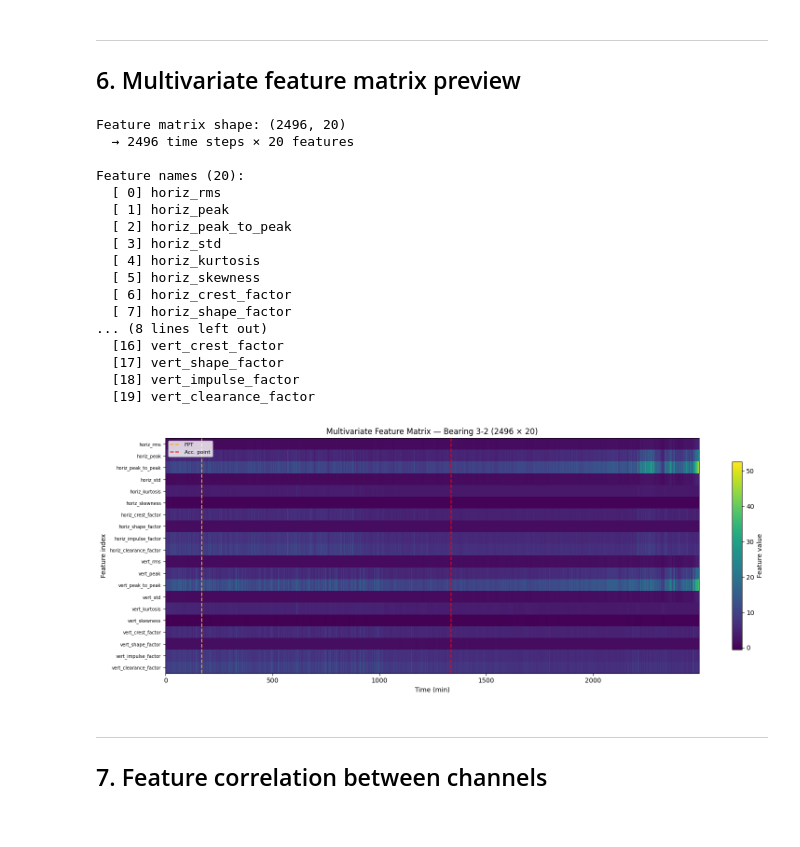
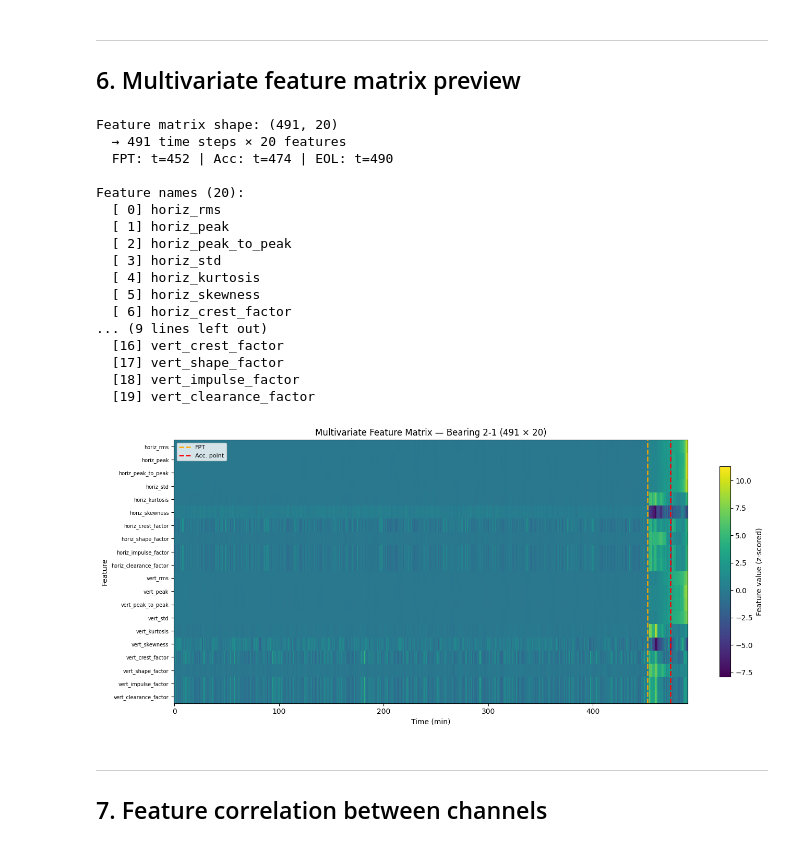
Before and after one commit to f-khadija-benzine/RESS_2025_GAN_Conformal_RUL, a Jupyter notebook: notebooks/02_health_indicator (2).ipynb, the cells around one changed output. Cells and saved outputs as stored; diff of their text form; code cells hidden in the pictures.

```diff
--- a/notebooks/02_health_indicator (2).ipynb
+++ b/notebooks/02_health_indicator (2).ipynb
@@ -380,54 +422,62 @@ MEAN across bearings:
 ---
 ## 6. Multivariate feature matrix preview
 # %%
-# Show feature matrix for one bearing
-r = results['Bearing3_2']
+# Show feature matrix for one bearing (short lifetime → sharp degradation bands)
+BEARING = 'Bearing2_1'   # short-lived bearing: clear healthy→early→near-failure transitions
+r = results[BEARING]
 feat_names = r['feature_names']
+bid_short = BEARING.replace('Bearing', '').replace('_', '-')
 
 print(f"Feature matrix shape: {r['features'].shape}")
 print(f"  → {r['features'].shape[0]} time steps × {r['features'].shape[1]} features")
+print(f"  FPT: t={r['fpt_idx']} | Acc: t={r['acc_idx']} | EOL: t={r['eol_idx']}")
 print(f"\nFeature names ({len(feat_names)}):")
 for i, name in enumerate(feat_names):
     print(f"  [{i:2d}] {name}")
 
+# Z-score each feature (row) so all features share a comparable scale.
+# Without this, large-magnitude features dominate and the rest look flat.
+F = r['features'].T.astype(float)
+F_norm = (F - F.mean(axis=1, keepdims=True)) / (F.std(axis=1, keepdims=True) + 1e-8)
+
 # Heatmap of features over time
-fig, ax = plt.subplots(figsize=(16, 6))
-im = ax.imshow(r['features'].T, aspect='auto', cmap='viridis',
-               interpolation='nearest')
+fig, ax = plt.subplots(figsize=(14, 6))
+im = ax.imshow(F_norm, aspect='auto', cmap='viridis', interpolation='nearest')
 ax.set_xlabel('Time (min)')
-ax.set_ylabel('Feature index')
+ax.set_ylabel('Feature')
 ax.set_yticks(range(len(feat_names)))
 ax.set_yticklabels(feat_names, fontsize=7)
-ax.set_title(f'Multivariate Feature Matrix — Bearing 3-2 ({r["features"].shape[0]} × {r["features"].shape[1]})')
+ax.set_title(f'Multivariate Feature Matrix — Bearing {bid_short} '
+             f'({r["features"].shape[0]} × {r["features"].shape[1]})')
 
 # Mark stage boundaries
-ax.axvline(r['fpt_idx'], color='orange', ls='--', lw=1.5, label='FPT')
-ax.axvline(r['acc_idx'], color='red', ls='--', lw=1.5, label='Acc. point')
+ax.axvline(r['fpt_idx'], color='orange', ls='--', lw=1.8, label='FPT')
+ax.axvline(r['acc_idx'], color='red', ls='--', lw=1.8, label='Acc. point')
 ax.legend(loc='upper left', fontsize=8)
 
-plt.colorbar(im, ax=ax, label='Feature value', shrink=0.8)
+plt.colorbar(im, ax=ax, label='Feature value (z-scored)', shrink=0.8)
 plt.tight_layout()
 plt.savefig(f'{SAVE_DIR}/02_feature_matrix_heatmap.png', dpi=150, bbox_inches='tight')
 plt.show()
 # %% [output]
-Feature matrix shape: (2496, 20)
-  → 2496 time steps × 20 features
+Feature matrix shape: (491, 20)
+  → 491 time steps × 20 features
+  FPT: t=452 | Acc: t=474 | EOL: t=490
 
 Feature names (20):
   [ 0] horiz_rms
   [ 1] horiz_peak
   [ 2] horiz_peak_to_peak
   [ 3] horiz_std
   [ 4] horiz_kurtosis
   [ 5] horiz_skewness
   [ 6] horiz_crest_factor
-  [ 7] horiz_shape_factor
-... (8 lines left out)
+... (9 lines left out)
   [16] vert_crest_factor
   [17] vert_shape_factor
   [18] vert_impulse_factor
   [19] vert_clearance_factor
-[figure, old version]
+[figure, new version]
 # %% [markdown]
 ---
 ## 7. Feature correlation between channels
```
Also changed, not shown: parts of 6 cells of this notebook.
